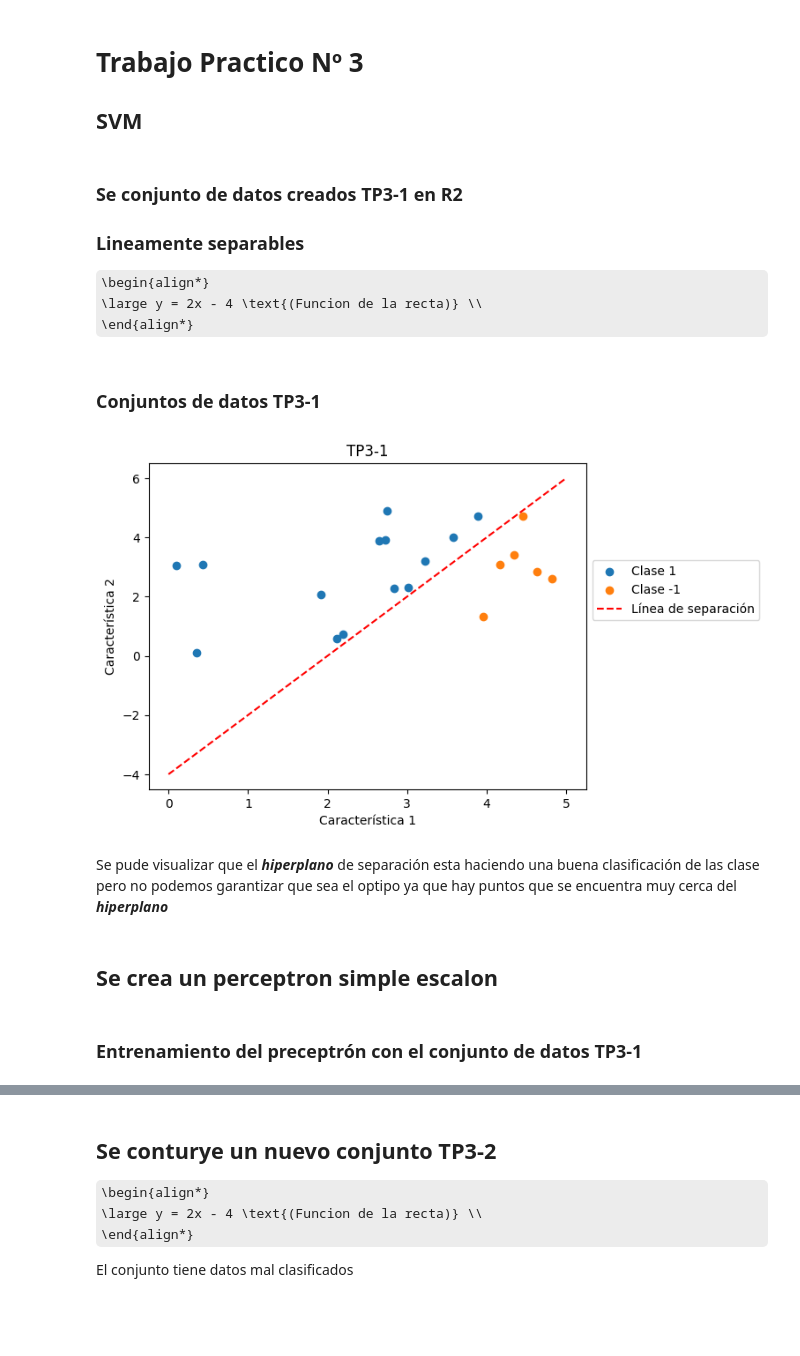
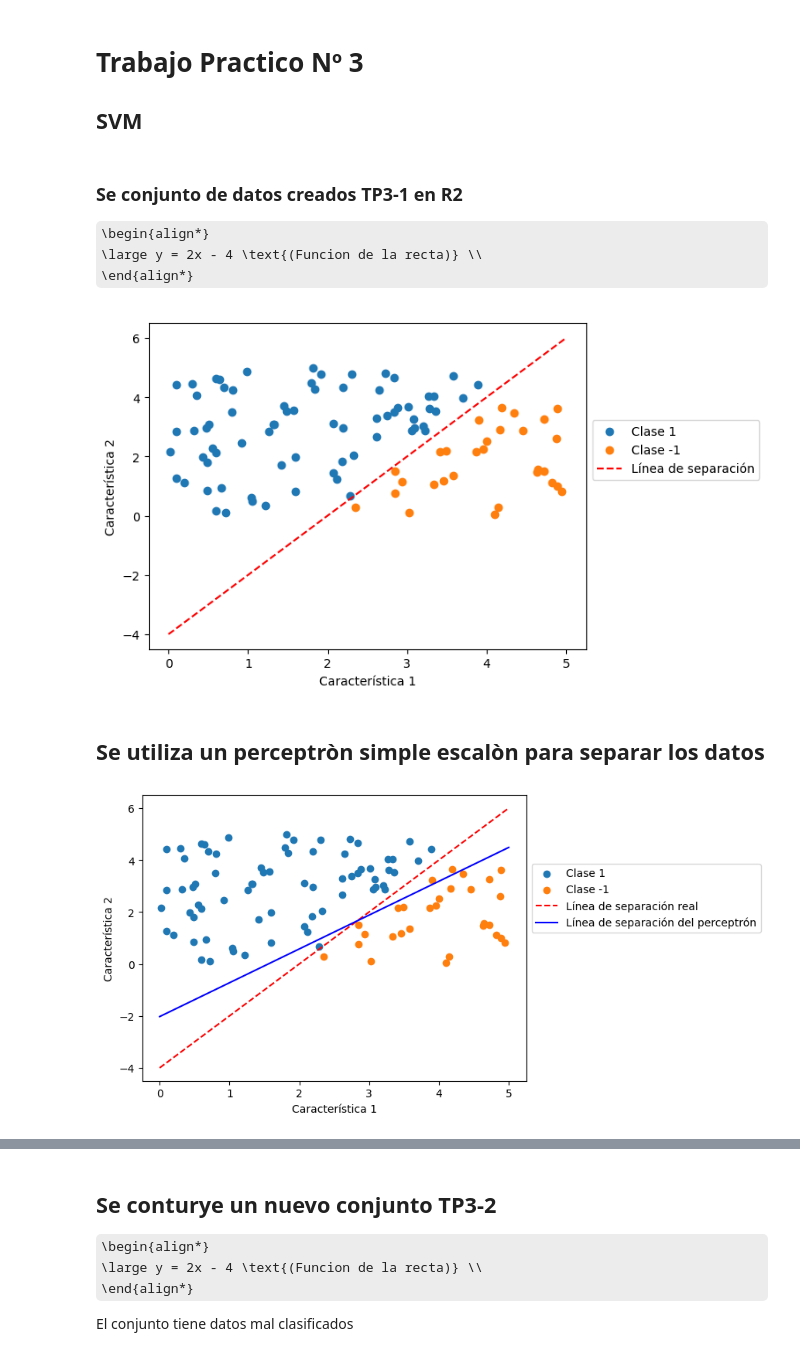
Before and after one commit to UnahurAprendizajeAutomatico/SVM, a Jupyter notebook: modelos/svm.ipynb, the cells around one changed output, grey strips where cells are left out. Cells and saved outputs as stored; diff of their text form; code cells hidden in the pictures; some formulas as TeX source; blank space fills up the shorter version.

```diff
--- a/modelos/svm.ipynb
+++ b/modelos/svm.ipynb
@@ -3,71 +3,64 @@
 ## SVM
 # %% [markdown]
 ### Se conjunto de datos creados TP3-1 en R2
-### Lineamente separables
 \begin{align*}
 \large y = 2x - 4 \text{(Funcion de la recta)} \\
 \end{align*}
-# %% [markdown]
-### Conjuntos de datos TP3-1
 # %%
 import numpy as np
 import matplotlib.pyplot as plt
 
 # Establecer una semilla aleatoria para la reproducibilidad
 np.random.seed(0)
 
 # Generar puntos aleatorios en el rango [0, 5] × [0, 5]
-num_points = 20
+num_points = 100
 x1 = np.random.uniform(0, 5, num_points)
 x2 = np.random.uniform(0, 5, num_points)
 
 # Definir la línea de separación
 # Por ejemplo, y = 2x - 4
 def separador(x):
-    return 2 * x  - 4
+    return 2 * x - 4
 
 # Asignar etiquetas de clase 1 o -1 según la posición con respecto a la línea
-y_real = np.where(x2 >= separador(x1), 1, -1)
+y = np.where(x2 >= separador(x1), 1, -1)
 
 # Visualizar los datos
-plt.scatter(x1[y_real == 1], x2[y_real == 1], label='Clase 1')
-plt.scatter(x1[y_real == -1], x2[y_real == -1], label='Clase -1')
+plt.scatter(x1[y == 1], x2[y == 1], label='Clase 1')
+plt.scatter(x1[y == -1], x2[y == -1], label='Clase -1')
 plt.plot([0, 5], [separador(0), separador(5)], color='red', linestyle='--', label='Línea de separación')
 plt.xlabel('Característica 1')
 plt.ylabel('Característica 2')
 plt.legend(loc='lower left',bbox_to_anchor=(1, 0.5))
-plt.title('TP3-1')
 plt.show()
 # %% [output]
-[figure, old version]
+[figure, new version]
-# %% [markdown]
-Se pude visualizar que el ___hiperplano___ de separación esta haciendo una buena clasificación de las clase pero no podemos garantizar que sea el optipo ya que hay puntos que se encuentra muy cerca del ___hiperplano___
 # %% [markdown]
-## Se crea un perceptron simple escalon
+## Se utiliza un perceptròn simple escalòn para separar los datos
 # %%
-# Función para crear un perceptron simple
-# Función de activación
+from sklearn.linear_model import Perceptron
 
-def step_activation(sum):
-    return 1 if sum >= 0 else - 1
+# Crear un perceptrón con una función de activación de escalón
+perceptron = Perceptron(max_iter=1000, tol=1e-3)
 
-# Algoritmo de entrenamiento del perceptrón
+# Entrenar el perceptrón con los datos generados
+X = np.column_stack((x1, x2))
+perceptron.fit(X, y)
 
-def train_perceptron(X, y, learning_rate, epochs=10):
-    #Inicializar pesos y sesgo
-    num_features = X.shape[1]
-    w = np.zeros(num_features)
-    b = 0
+# Visualizar la línea de separación encontrada por el perceptrón
+w = perceptron.coef_[0]
+b = perceptron.intercept_
+slope = -w[0] / w[1]
+intercept = -b / w[1]
 
-    for epoch in range(epochs):
-        for i in range(X.shape[0]):
-            sum = np.dot(X[i], w ) + b
-            y_pred = step_activation(sum)
-
-            # Actualiza pesos y sesgo
-            if y[i] != y_pred:
-                w += learning_rate * y[i] * X[i]
-                b += learning_rate * y[i]
-    return w ,b
+plt.scatter(x1[y == 1], x2[y == 1], label='Clase 1')
+plt.scatter(x1[y == -1], x2[y == -1], label='Clase -1')
+plt.plot([0, 5], [separador(0), separador(5)], color='red', linestyle='--', label='Línea de separación real')
+plt.plot([0, 5], [intercept, intercept + 5 * slope], color='blue', label='Línea de separación del perceptrón')
+plt.xlabel('Característica 1')
+plt.ylabel('Característica 2')
+plt.legend(loc='lower left',bbox_to_anchor=(1, 0.5))
+plt.show()
+# %% [output]
+[figure, added]
-# %% [markdown]
-### Entrenamiento del preceptrón con el conjunto de datos TP3-1
```
Also changed, not shown: parts of 22 cells of this notebook.
